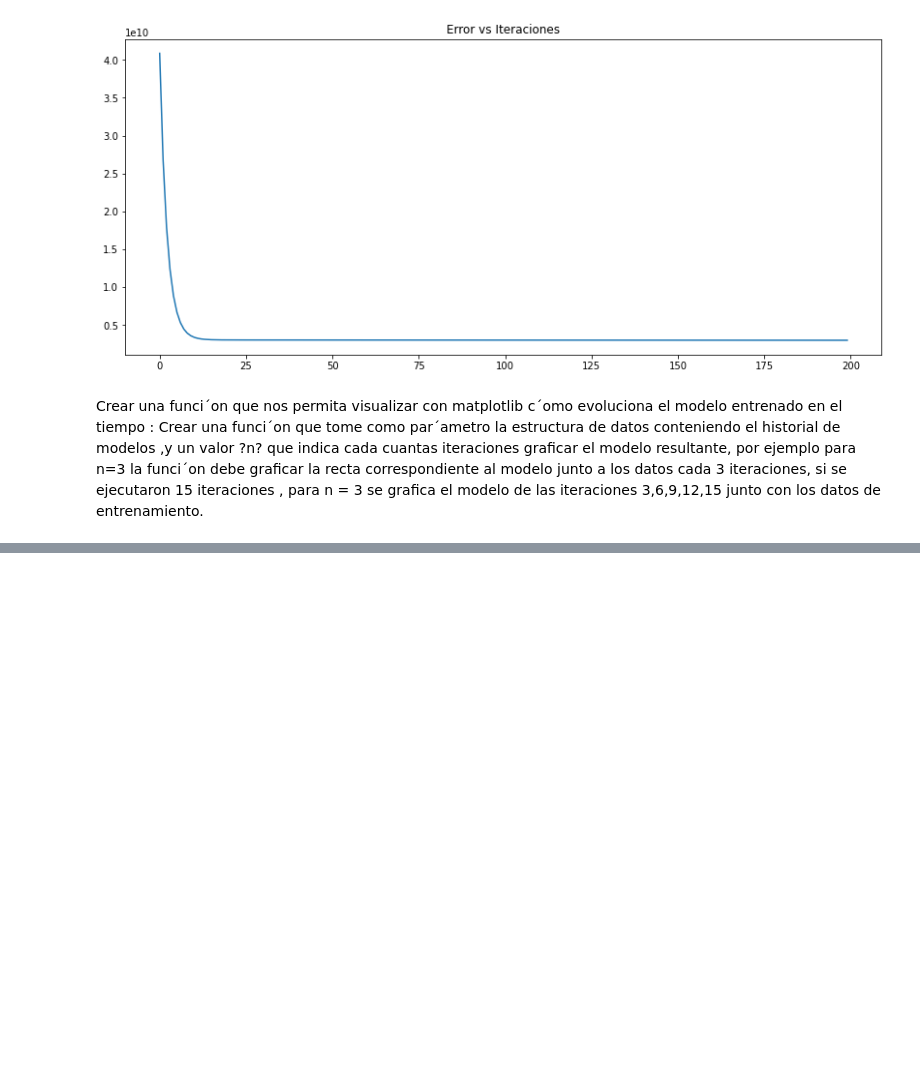
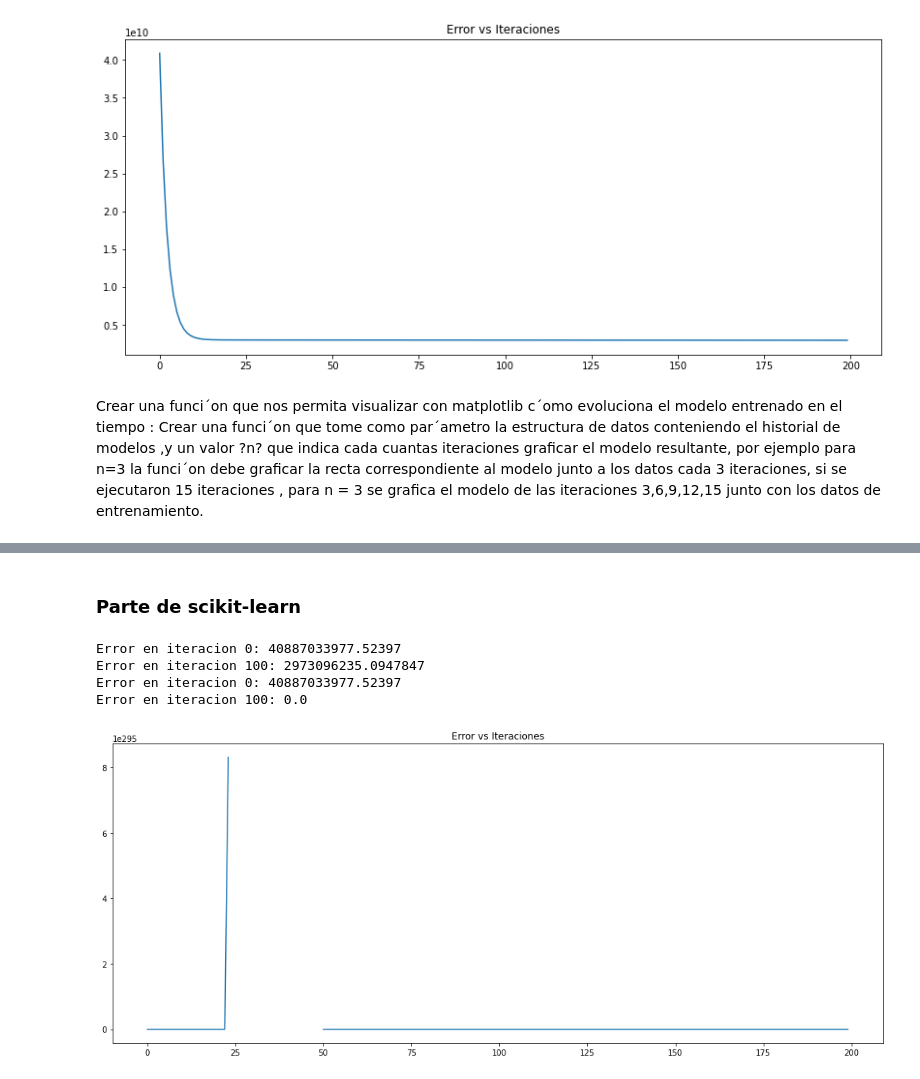
Before and after one commit to JuanjoDC/data-science-python-galileo, a Jupyter notebook: 1. Proyecto - Regresion a pie.ipynb, the cells around one changed output, grey strips where cells are left out. Cells and saved outputs as stored; diff of their text form; code cells hidden in the pictures; blank space fills up the shorter version.

```diff
--- a/1. Proyecto - Regresion a pie.ipynb
+++ b/1. Proyecto - Regresion a pie.ipynb
@@ -189,0 +210,13 @@ iteraciones 3,6,9,12,15 junto con los datos de entrenamiento.
+# %% [markdown]
+### Parte de scikit-learn
+# %%
+betas1, errors1 = linear_reg_fit(train['OverallQual'], y_train, 200, 100)
+betas2, errors2 = linear_reg_fit(train['1stFlrSF'], y_train, 200, 100, 1)
+
+error_per_iter(errors2)
+# %% [output]
+Error en iteracion 0: 40887033977.52397
+Error en iteracion 100: 2973096235.0947847
+Error en iteracion 0: 40887033977.52397
+Error en iteracion 100: 0.0
+[figure, added]
```
Also changed, not shown: parts of 3 cells of this notebook.
